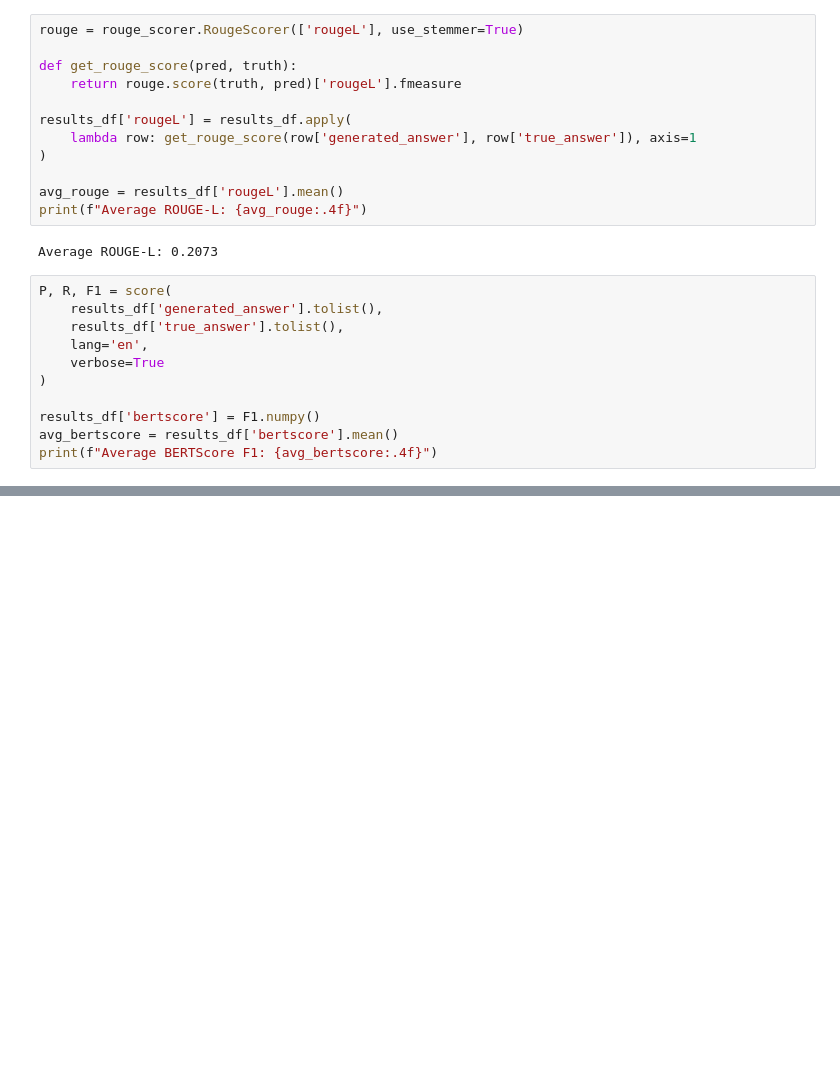
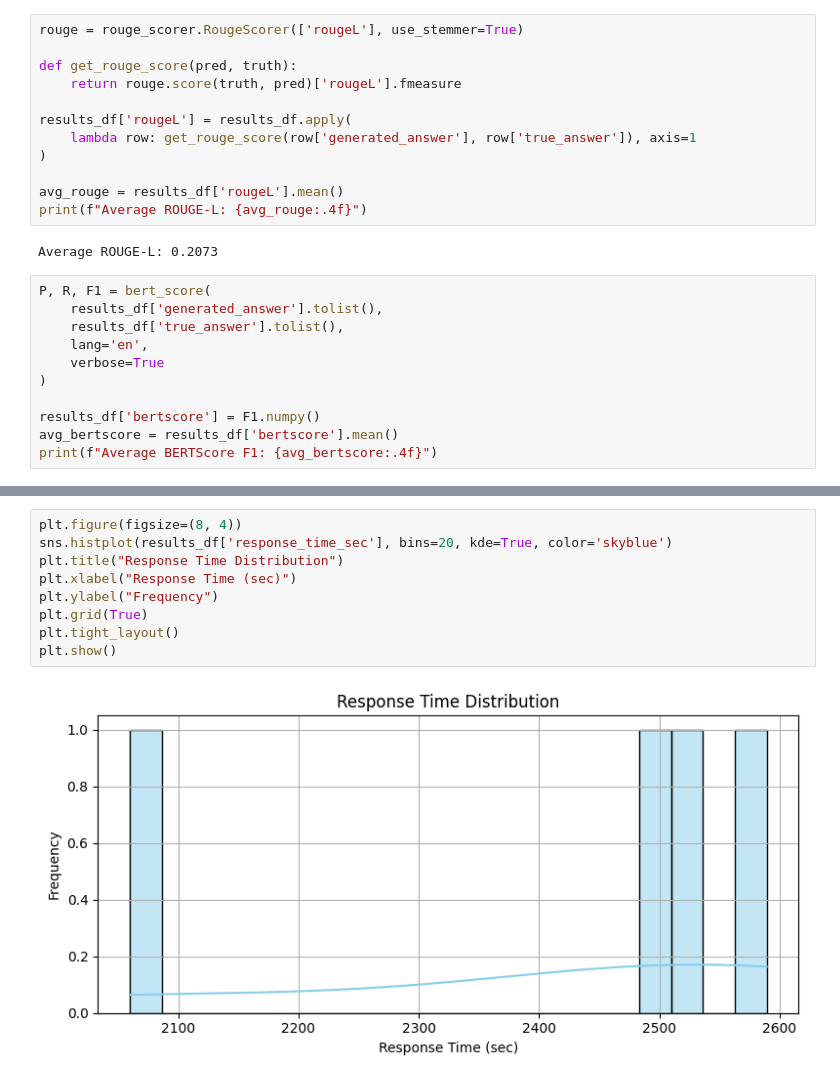
Before and after one commit to RusiruDananga/ML_Research, a Jupyter notebook: notebooks/multi_hop_reasoning.ipynb, the cells around one changed output, grey strips where cells are left out. Drawn from its saved outputs; the diff is of its cells as text; blank space fills up the shorter version.

```diff
--- a/notebooks/multi_hop_reasoning.ipynb
+++ b/notebooks/multi_hop_reasoning.ipynb
@@ -111,7 +111,7 @@ print(f"Average ROUGE-L: {avg_rouge:.4f}")
 # %% [output]
 Average ROUGE-L: 0.2073
 # %%
-P, R, F1 = score(
+P, R, F1 = bert_score(
     results_df['generated_answer'].tolist(),
     results_df['true_answer'].tolist(),
     lang='en',
@@ -125,0 +132,11 @@ NameError: name 'score' is not defined
+# %%
+plt.figure(figsize=(8, 4))
+sns.histplot(results_df['response_time_sec'], bins=20, kde=True, color='skyblue')
+plt.title("Response Time Distribution")
+plt.xlabel("Response Time (sec)")
+plt.ylabel("Frequency")
+plt.grid(True)
+plt.tight_layout()
+plt.show()
+# %% [output]
+[figure, added]
```
Also changed, not shown: parts of 4 cells of this notebook, 1 other file.
